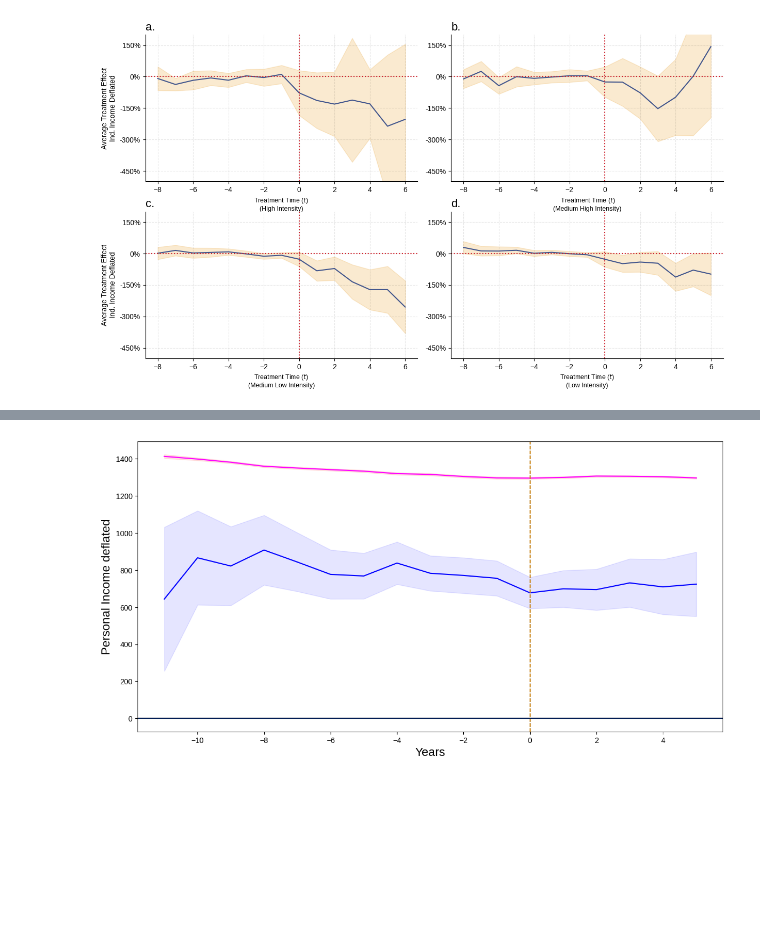
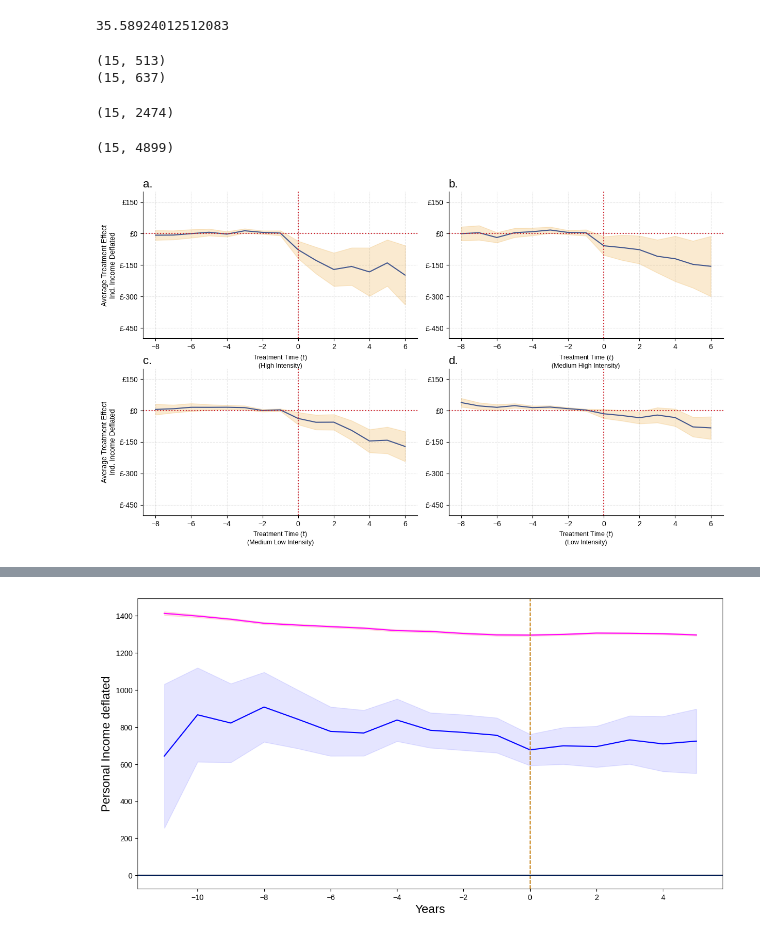
Before and after one commit to centre-for-care/costofcare, a Jupyter notebook: src/plot_results_dv.ipynb, the cells around one changed output, grey strips where cells are left out. Saved outputs shown, nothing was run; the diff lists cells and outputs as text; code cells hidden in the pictures; blank space fills up the shorter version.

```diff
--- a/src/plot_results_dv.ipynb
+++ b/src/plot_results_dv.ipynb
@@ -10,46 +11,57 @@ import seaborn as sns
+# %%
+low = pd.read_csv('../outputs/w_diffs_hh_inc_deflated_li.csv', index_col=0)[-8:6]
+low = low.mean(axis=1)
+np.sqrt(sum(low[:-1]**2)/8)
+# %% [output]
+35.58924012512083
 # %%
 def plot(path_to_data, ax):
     colors =  ['#41558c', '#E89818', '#CF202A']
     differences = pd.read_csv(path_to_data, index_col=0)[-8:6]
     differences.mean(axis=1).plot(color=colors[0], ax=ax)
+    print(differences.shape)
     ax.axvline(x=0, linestyle='dotted', color=colors[2])
     ax.axhline(y=0, linestyle='dotted', color=colors[2])
     ax.fill_between(x=differences.index,
                  y1=differences.mean(axis=1) + (1.96*(differences.std(axis=1)/differences.count(axis=1).apply(math.sqrt))),
                  y2=differences.mean(axis=1) - (1.96*(differences.std(axis=1)/differences.count(axis=1).apply(math.sqrt))),
                      color=colors[1], alpha=0.2)
-    ax.yaxis.set_major_formatter('{x:1.0f}%')
+    ax.yaxis.set_major_formatter('£{x:1.0f}')
     ax.grid(linestyle='--', color='k', alpha=0.1, zorder=0)
     ax.yaxis.set_major_locator(plt.MaxNLocator(6))
     plt.tight_layout()
     sns.despine()
 
-path1 = '../final_outputs/w_diffs_ind_inc_deflated_hi_emp.csv'
-path2 = '../final_outputs/w_diffs_ind_inc_deflated_mhi_emp.csv'
-path3 = '../final_outputs/w_diffs_ind_inc_deflated_mli_emp.csv'
-path4 = '../final_outputs/w_diffs_ind_inc_deflated_li_emp.csv'
+path1 = '../outputs/w_diffs_ind_inc_deflated_hi.csv'
+path2 = '../outputs/w_diffs_ind_inc_deflated_mhi.csv'
+path3 = '../outputs/w_diffs_ind_inc_deflated_mli.csv'
+path4 = '../outputs/w_diffs_ind_inc_deflated_li.csv'
 
 varname = 'Ind. Income Deflated'
 mpl.rc('font', family='Liberation Sans')
 
 
 fig, ((ax1, ax2), (ax3, ax4)) = plt.subplots(ncols=2, nrows=2, figsize=(12, 7),
                         layout="constrained")
 custom_ylim = (-500, 200)
 plt.setp(((ax1, ax2), (ax3, ax4)), ylim=custom_ylim)
 plot(path1, ax1)
 plot(path2, ax2)
 plot(path3, ax3)
 plot(path4, ax4)
 ax1.set_ylabel(' Average Treatment Effect \n' + varname)
 ax3.set_ylabel(' Average Treatment Effect \n' + varname)
 ax1.set_xlabel('Treatment Time ($t$)\n  (High Intensity)  ', fontsize=9)
 ax2.set_xlabel(' Treatment Time ($t$) \n(Medium High Intensity)', fontsize=9)
 ax3.set_xlabel('Treatment Time ($t$)\n(Medium Low Intensity)', fontsize=9)
 ax4.set_xlabel('Treatment Time ($t$)\n  (Low Intensity)  ', fontsize=9)
 min_y = 0
 max_y = 0
 for ax, letter in zip([ax1, ax2, ax3, ax4], ['a.', 'b.', 'c.', 'd.']):
     ax.set_title(letter, loc='left', fontsize=16)
 # %% [output]
+(15, 513)
+(15, 637)
+(15, 2474)
+(15, 4899)
-[figure, old version]
+[figure, new version]
```
Also changed, not shown: parts of 4 cells of this notebook, 44 other files.
